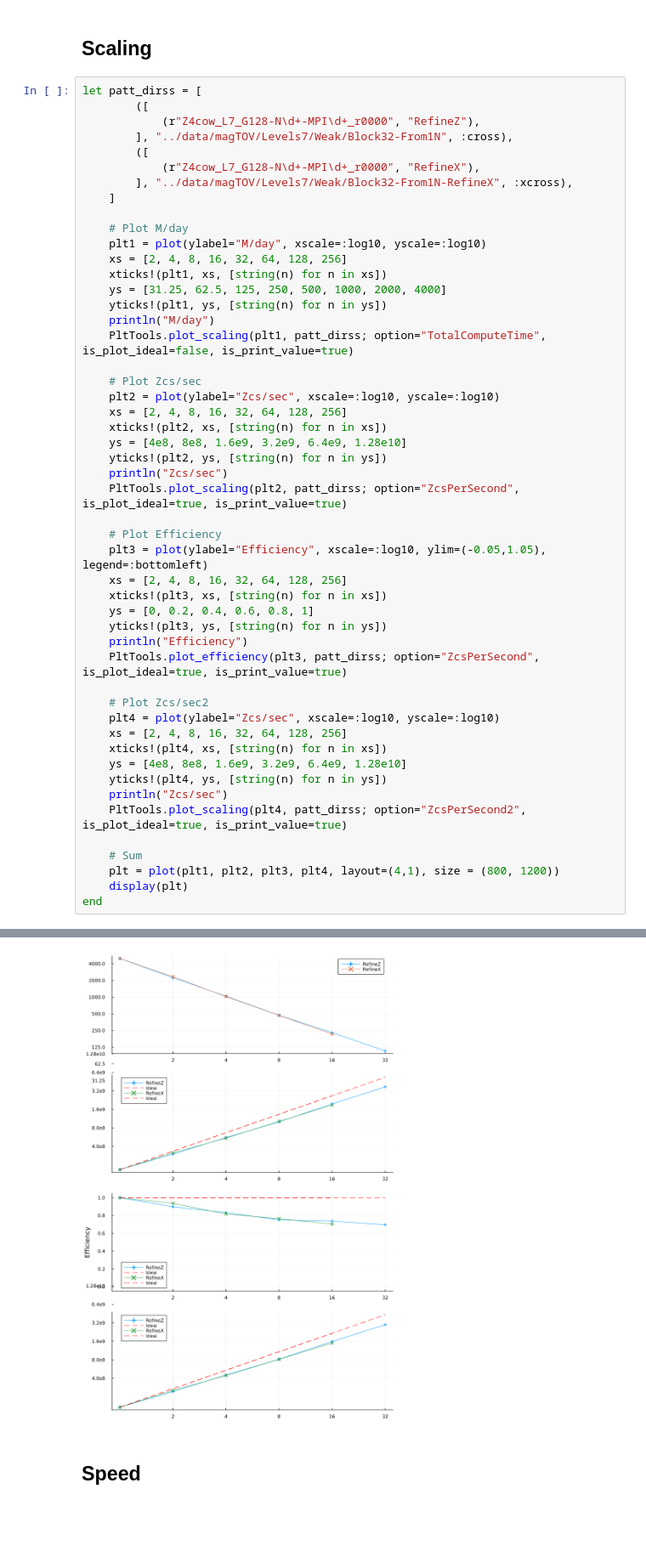
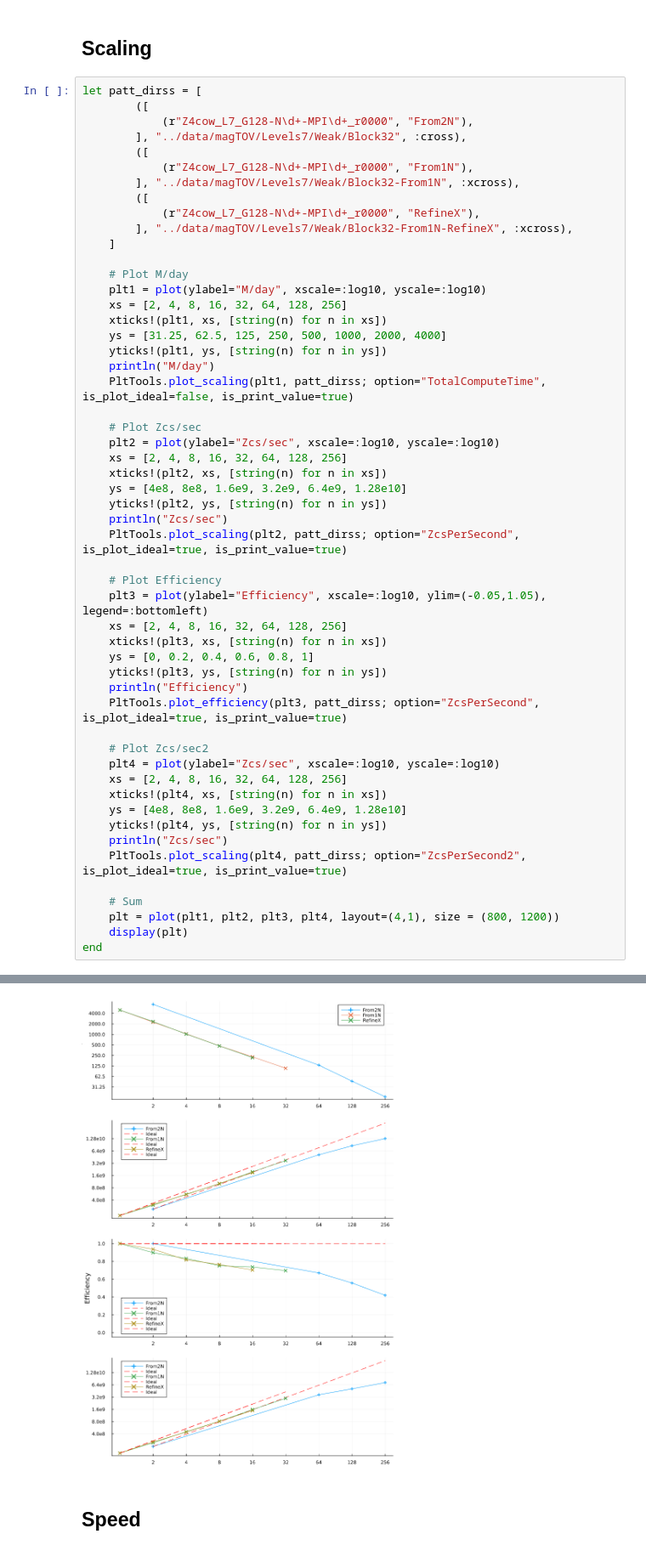
Before and after one commit to lwJi/ETK-Scaling-Tests, a Jupyter notebook: frontier/ipynb/magTOV-Levels7-From1N.ipynb, the cells around one changed output, grey strips where cells are left out. Shown at 85% size. Saved outputs shown, nothing was run; the diff lists cells and outputs as text; blank space fills up the shorter version.

Commit message:
frontier: update magTOV-Levels7-From1N.ipynb

```diff
--- a/frontier/ipynb/magTOV-Levels7-From1N.ipynb
+++ b/frontier/ipynb/magTOV-Levels7-From1N.ipynb
@@ -10,8 +10,11 @@ Main.PltTools
 # %%
 let patt_dirss = [
         ([
-            (r"Z4cow_L7_G128-N\d+-MPI\d+_r0000", "RefineZ"),
-        ], "../data/magTOV/Levels7/Weak/Block32-From1N", :cross),
+            (r"Z4cow_L7_G128-N\d+-MPI\d+_r0000", "From2N"),
+        ], "../data/magTOV/Levels7/Weak/Block32", :cross),
+        ([
+            (r"Z4cow_L7_G128-N\d+-MPI\d+_r0000", "From1N"),
+        ], "../data/magTOV/Levels7/Weak/Block32-From1N", :xcross),
         ([
             (r"Z4cow_L7_G128-N\d+-MPI\d+_r0000", "RefineX"),
         ], "../data/magTOV/Levels7/Weak/Block32-From1N-RefineX", :xcross),
@@ -72,5 +79,5 @@ Zcs/sec
    RefineX: [ 1.35e+08, 2.54e+08, 4.44e+08, 8.14e+08, 1.50e+09]
-[figure, old version]
+[figure, new version]
 # %% [markdown]
 ## Speed
 # %%
```
Also changed, not shown: parts of 1 cell of this notebook.
